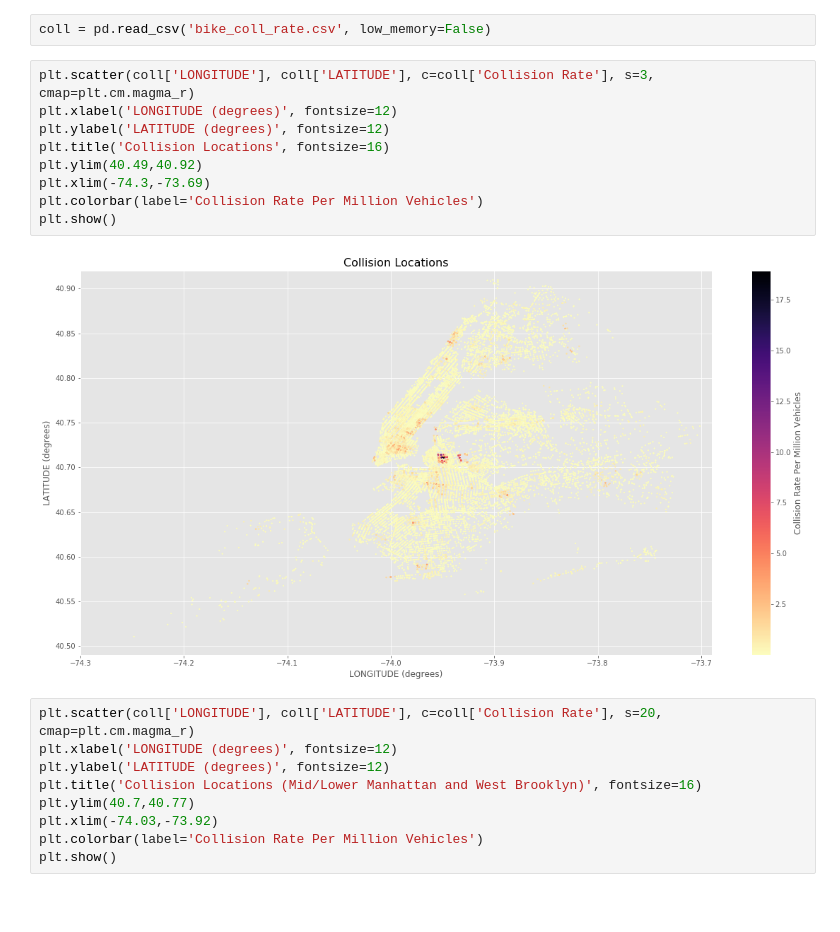
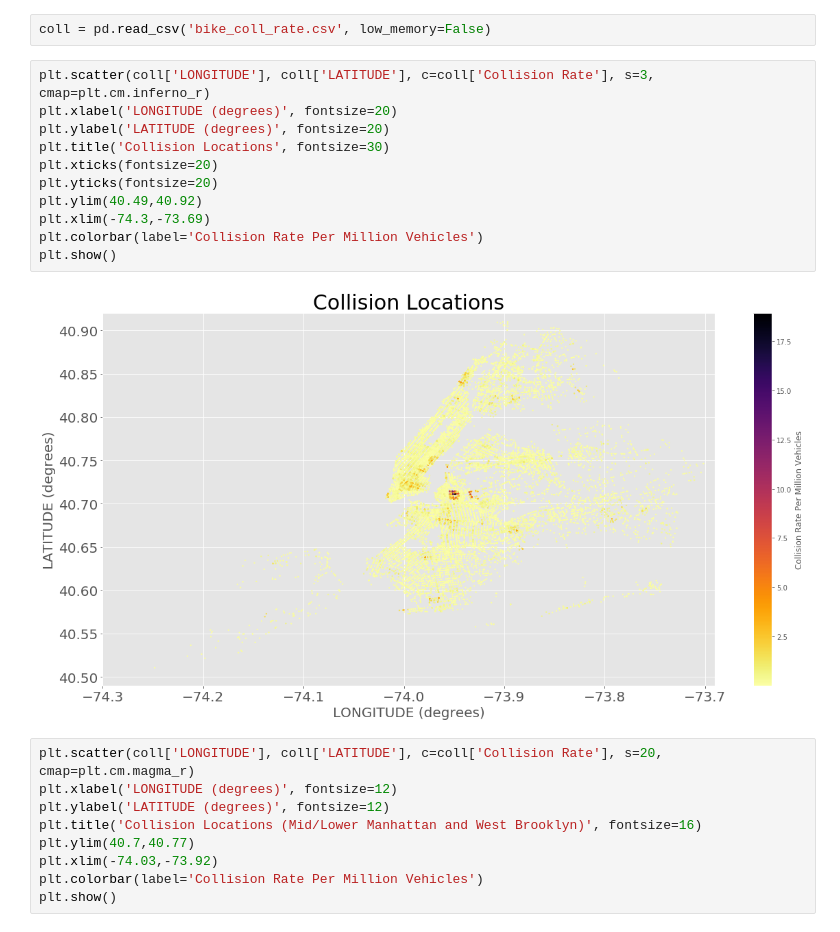
Before and after one commit to nealrea/collisionViz, a Jupyter notebook: data_exploration/data_normalization.ipynb, the cells around one changed output. Drawn from its saved outputs; the diff is of its cells as text; blank space fills up the shorter version.

```diff
--- a/data_exploration/data_normalization.ipynb
+++ b/data_exploration/data_normalization.ipynb
@@ -272,16 +272,18 @@ plt.show()
 # %%
 coll = pd.read_csv('bike_coll_rate.csv', low_memory=False)
 # %%
-plt.scatter(coll['LONGITUDE'], coll['LATITUDE'], c=coll['Collision Rate'], s=3, cmap=plt.cm.magma_r)
-plt.xlabel('LONGITUDE (degrees)', fontsize=12)
-plt.ylabel('LATITUDE (degrees)', fontsize=12)
-plt.title('Collision Locations', fontsize=16)
+plt.scatter(coll['LONGITUDE'], coll['LATITUDE'], c=coll['Collision Rate'], s=3, cmap=plt.cm.inferno_r)
+plt.xlabel('LONGITUDE (degrees)', fontsize=20)
+plt.ylabel('LATITUDE (degrees)', fontsize=20)
+plt.title('Collision Locations', fontsize=30)
+plt.xticks(fontsize=20)
+plt.yticks(fontsize=20)
 plt.ylim(40.49,40.92)
 plt.xlim(-74.3,-73.69)
 plt.colorbar(label='Collision Rate Per Million Vehicles')
 plt.show()
 # %% [output]
-[figure, old version]
+[figure, new version]
 # %%
 plt.scatter(coll['LONGITUDE'], coll['LATITUDE'], c=coll['Collision Rate'], s=20, cmap=plt.cm.magma_r)
 plt.xlabel('LONGITUDE (degrees)', fontsize=12)
```
